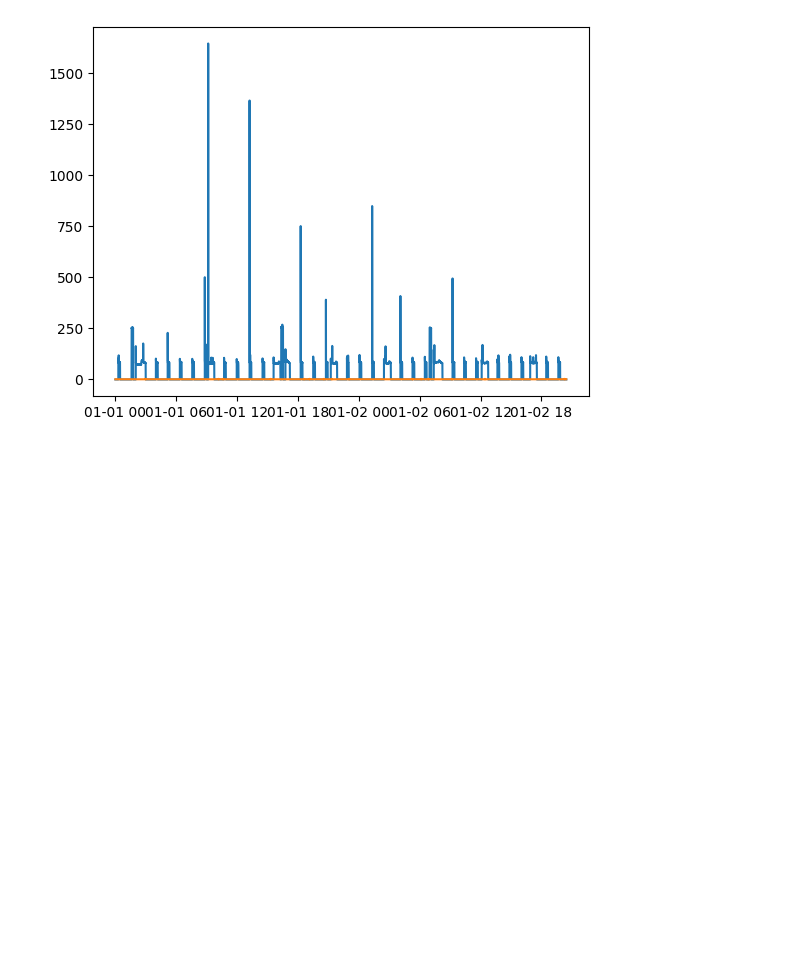
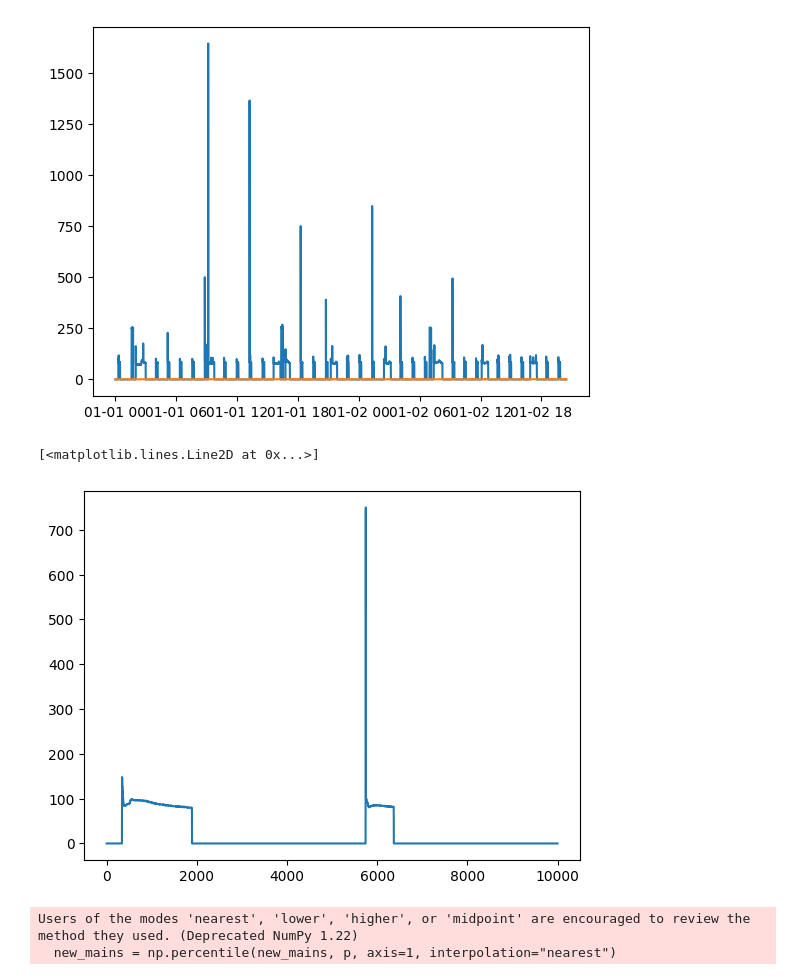
Before and after one commit to MarielTinaco/nilm-tools, a Jupyter notebook: notebooks/Data_Processing_Pipeline.ipynb, the cells around one changed output. Saved outputs shown, nothing was run; the diff lists cells and outputs as text; code cells hidden in the pictures; blank space fills up the shorter version.

Commit message:
update: add sample data processing blocks

```diff
--- a/notebooks/Data_Processing_Pipeline.ipynb
+++ b/notebooks/Data_Processing_Pipeline.ipynb
@@ -56,0 +123,25 @@ plt.plot(ext.df.loc[MICROWAVE, "power_series"].iloc[:160000])
+# %%
+class SubmeterDataframeFormatter:
+
+        def __init__(self, applist: list):
+                self.applist = applist
+
+        def format(self, data : pd.DataFrame, *args, **kwargs) -> np.ndarray:
+                finder = kwargs.get() if "finder" in kwargs else "power_series"
+                data = data.loc[self.applist, finder]
+                data = np.array([np.array(r) for r in data])
+                return np.array(data)
+
+        def __call__(self, data, *args, **kwargs):
+                return self.format(data, *args, **kwargs)
+# %%
+## SUBMETER PREPROCESSING
+
+formatter = SubmeterDataframeFormatter(applist=info["appliances"])
+
+data_f = formatter(ext.df)
+# %%
+plt.plot(data_f[0,60000:70000])
+# %% [output]
+[<matplotlib.lines.Line2D at 0x...>]
+[figure, added]
@@ -56,0 +164,7 @@ plt.plot(ext.df.loc[MICROWAVE, "power_series"].iloc[:160000])
+# %%
+filterer = QuantileFilterApplier(info)
+
+data_filt = filterer(data_f)
+# %% [output]
+Users of the modes 'nearest', 'lower', 'higher', or 'midpoint' are encouraged to review the method they used. (Deprecated NumPy 1.22)
+  new_mains = np.percentile(new_mains, p, axis=1, interpolation="nearest")
```
Also changed, not shown: parts of 8 cells of this notebook.
